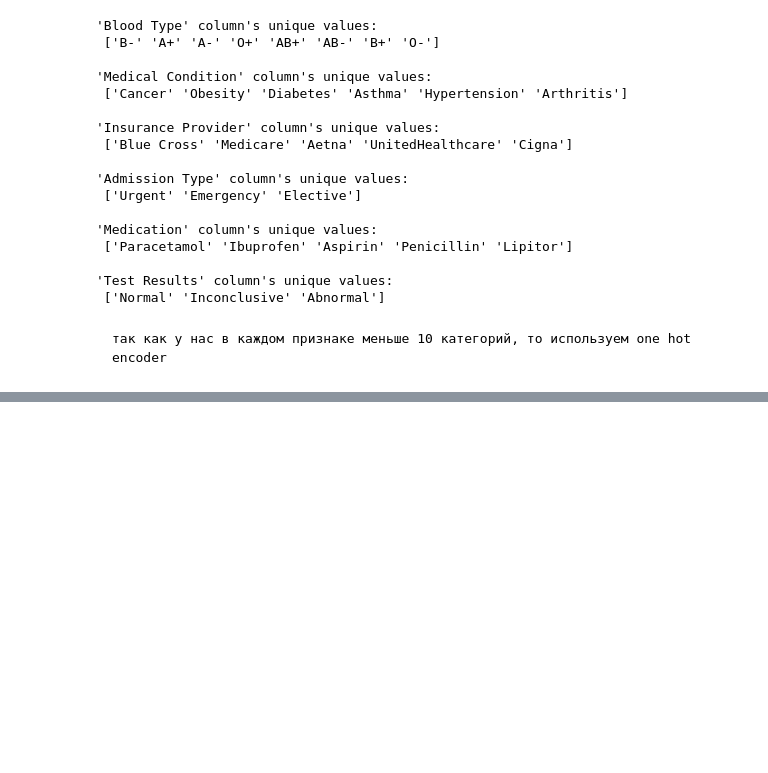
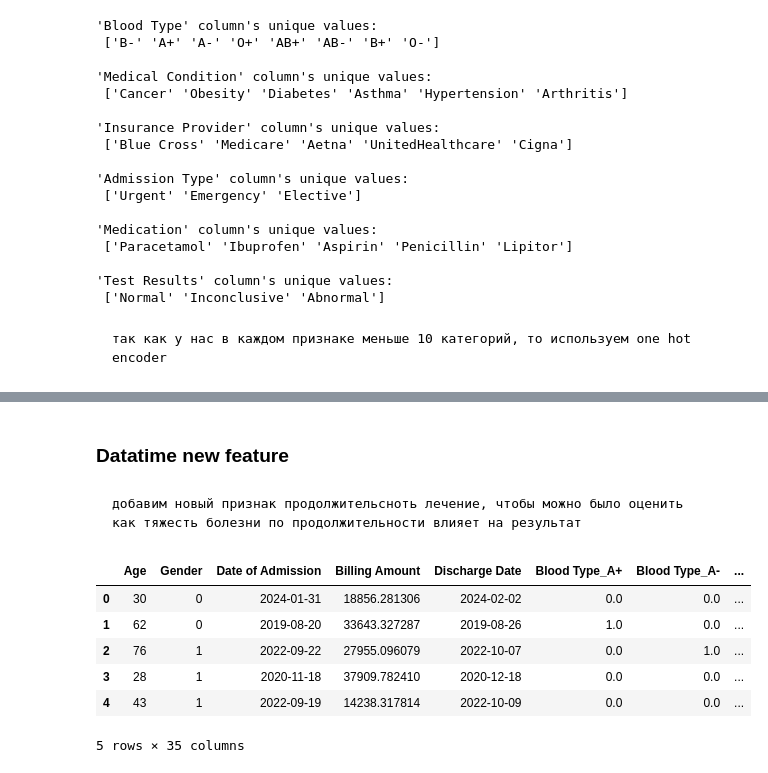
Before and after one commit to vvltoria/health_classification, a Jupyter notebook: df.ipynb, the cells around one changed output, grey strips where cells are left out. Drawn from its saved outputs; the diff is of its cells as text; code cells hidden in the pictures; blank space fills up the shorter version.

```diff
--- a/df.ipynb
+++ b/df.ipynb
@@ -184,0 +189,14 @@ memory usage: 15.2 MB
+# %% [markdown]
+### Datatime new feature
+# %% [markdown]
+    добавим новый признак продолжительсноть лечение, чтобы можно было оценить как тяжесть болезни по продолжительности влияет на результат
+# %%
+data_encoded.head()
+# %% [output]
+|  | Age | Gender | Date of Admission | Billing Amount | Discharge Date | Blood Type_A+ | Blood Type_A- | ... |
+| 0 | 30 | 0 | 2024-01-31 | 18856.281306 | 2024-02-02 | 0.0 | 0.0 | ... |
+| 1 | 62 | 0 | 2019-08-20 | 33643.327287 | 2019-08-26 | 1.0 | 0.0 | ... |
+| 2 | 76 | 1 | 2022-09-22 | 27955.096079 | 2022-10-07 | 0.0 | 1.0 | ... |
+| 3 | 28 | 1 | 2020-11-18 | 37909.782410 | 2020-12-18 | 0.0 | 0.0 | ... |
+| 4 | 43 | 1 | 2022-09-19 | 14238.317814 | 2022-10-09 | 0.0 | 0.0 | ... |
+5 rows × 35 columns
```
Also changed, not shown: parts of 8 cells of this notebook.
